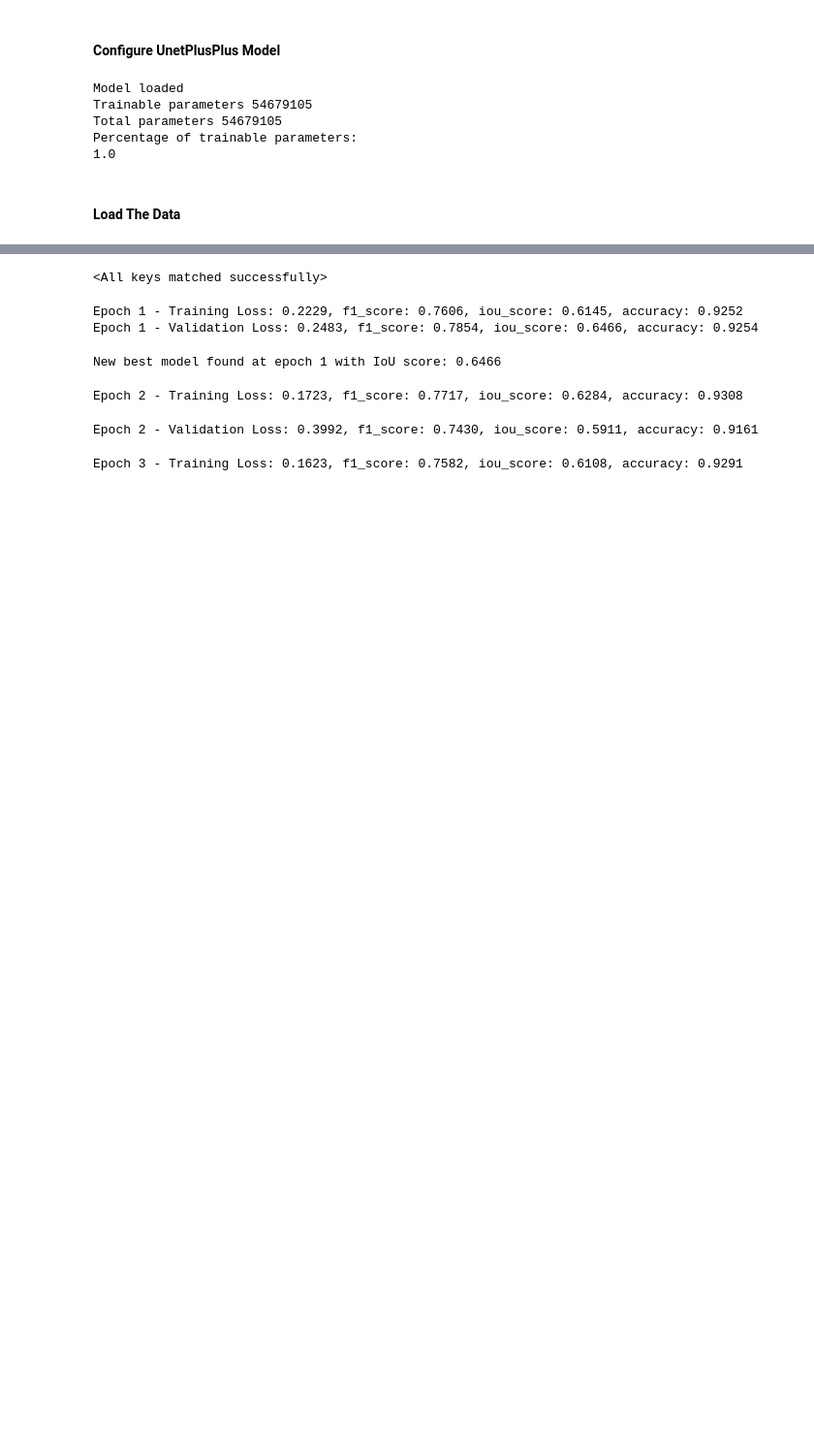
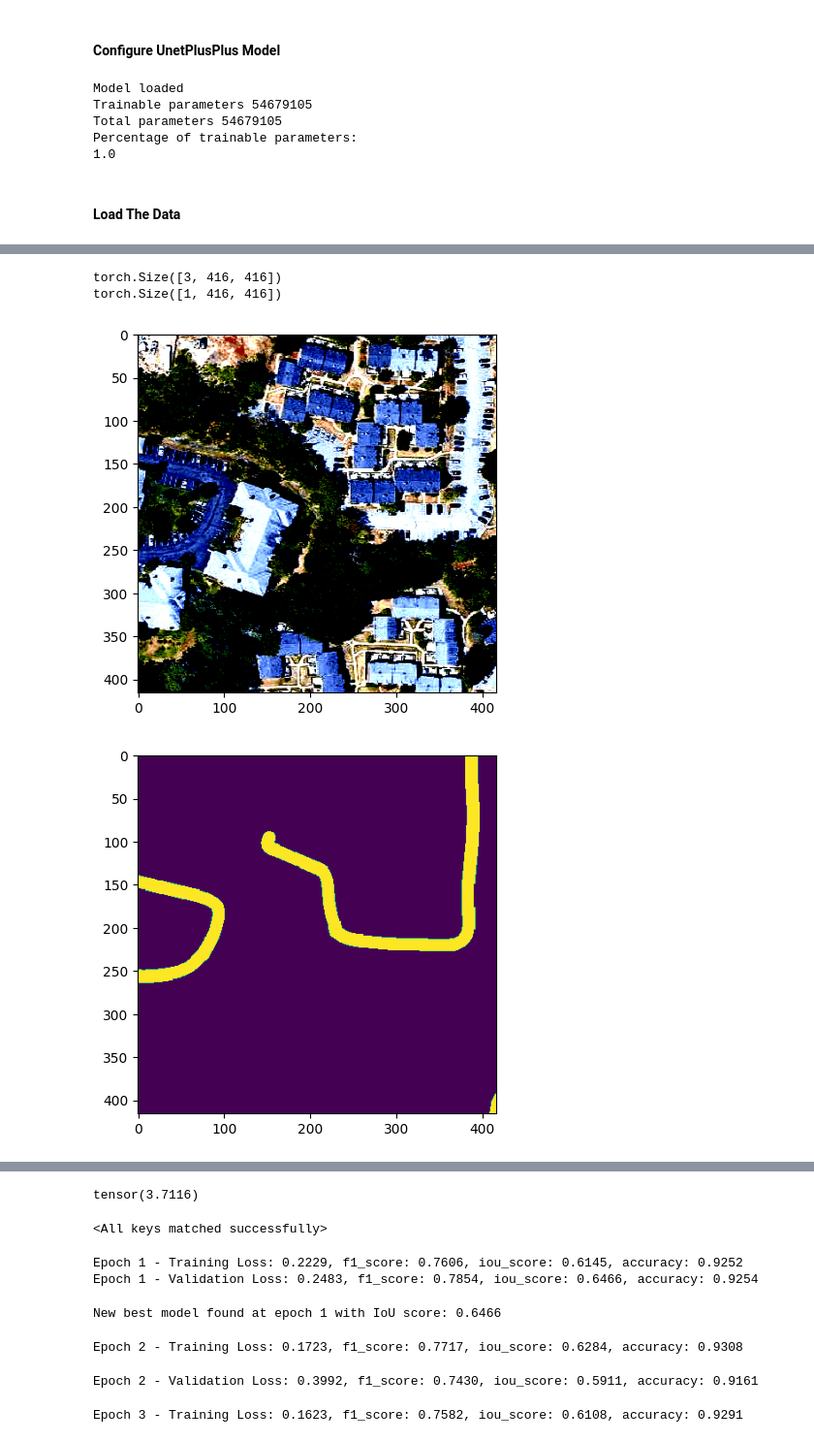
Before and after one commit to janulm/eth-cil-road-segmentation, a Jupyter notebook: simple_upp.ipynb, the cells around one changed output, grey strips where cells are left out. Shown at 97% size. Drawn from its saved outputs; the diff is of its cells as text; code cells hidden in the pictures; blank space fills up the shorter version.

```diff
--- a/simple_upp.ipynb
+++ b/simple_upp.ipynb
@@ -112,7 +113,7 @@ def dice_loss(logits,masks, smooth=1e-6):
 def combined_loss_correct_dice(logits, masks, alpha=0.15, gamma=2.0, smooth=1e-6):
     # reshape the mask and predictions for the bce loss:
     batch_size = logits.shape[0]
-    logits_sq = logits.reshape((batch_size, 400*400))
-    mask_sq = masks.reshape((batch_size, 400*400))
+    logits_sq = logits.reshape((batch_size, 416*416))
+    mask_sq = masks.reshape((batch_size, 416*416))
 
     return dice_loss(logits, masks, smooth=smooth) + bce_loss(logits_sq, mask_sq)
@@ -240,0 +243,23 @@ NameError: name 'tqdm' is not defined
+# %%
+import matplotlib.pyplot as plt
+import numpy as np
+
+item = valid_loader.dataset[0]
+print(item[0].shape)
+print(item[1].shape)
+img_normal = np.swapaxes(item[0], 0, 2)
+img_mask = np.swapaxes(item[1], 0, 2)
+plt.imshow(img_normal)
+plt.show()
+plt.imshow(img_mask)
+plt.show()
+model.eval()
+pred = None
+with torch.no_grad():
+    image = item[0].unsqueeze(0).to(device)
+    pred = model(image).cpu()
+plt.imshow(pred.squeeze())
+plt.show()
+plt.imshow(torch.round(torch.sigmoid(pred.squeeze())))
+plt.show()
+# %% [output]
@@ -240,0 +267,4 @@ NameError: name 'tqdm' is not defined
+torch.Size([3, 416, 416])
+torch.Size([1, 416, 416])
+[figure, added]
+[figure, added]
@@ -241,2 +273,6 @@ NameError: name 'tqdm' is not defined
+# %%
+print(pred.max())
+# %% [output]
+tensor(3.7116)
 # %%
 # Load the saved model for further training on the original dataset
```
Also changed, not shown: parts of 17 cells of this notebook.
